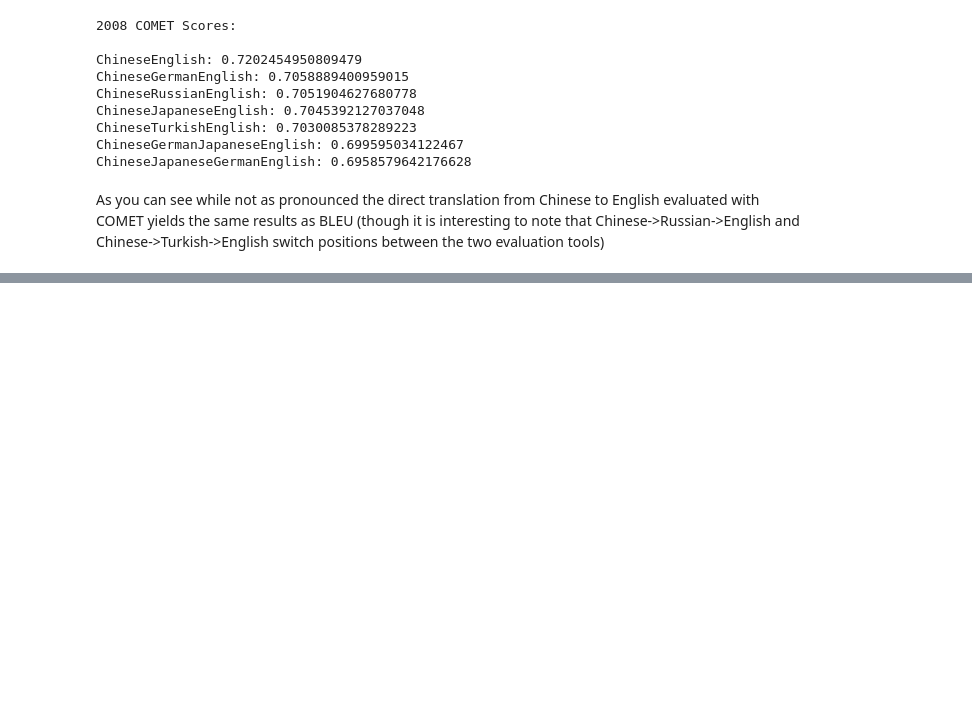
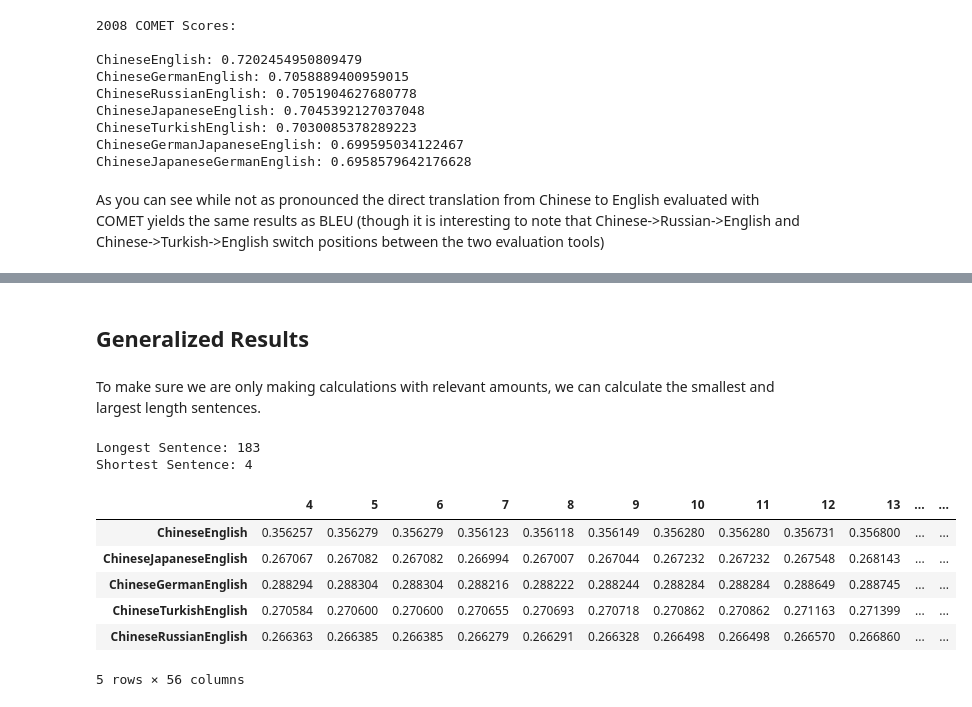
Before and after one commit to softly-undefined/intermediate-translation-simple-task, a Jupyter notebook: notebook.ipynb, the cells around one changed output, grey strips where cells are left out. Cells and saved outputs as stored; diff of their text form; code cells hidden in the pictures; blank space fills up the shorter version.

```diff
--- a/notebook.ipynb
+++ b/notebook.ipynb
@@ -262,0 +378,58 @@ Why is this sort of interlingual translation used at all in Machine Translation
+# %% [markdown]
+## Generalized Results
+# %% [markdown]
+To make sure we are only making calculations with relevant amounts, we can calculate the smallest and largest length sentences.
+# %%
+# Creating a Dataframe
+max_length = df2008['src'].str.len().max()
+min_length = df2008['src'].str.len().min()
+
+print(f"Longest Sentence: {max_length}")
+print(f"Shortest Sentence: {min_length}")
+# %% [output]
+Longest Sentence: 183
+Shortest Sentence: 4
+# %%
+bleu_scores_dict = []
+
+#calculate BLEU scores for every amount of length of source
+for i in tqdm(range(min_length, 60)):
+    #Using the number 60 because there are only 100 sentences over the length 60, and going farther would make the
+    #BLEU scores possible messing with the results because of limited data.
+    df_edited = df2008[df2008['src'].str.len() >= i].copy()
+
+    bleu_scores_edited = []
+
+    df_edited[['ref1', 'ref2', 'ref3']] = df_edited[['ref1', 'ref2', 'ref3']].astype(str)
+    references_edited = df_edited[['ref1', 'ref2', 'ref3']].values.tolist()
+    references_edited = [[sentence.split() for sentence in ref_group] for ref_group in references_edited]
+
+    for name in colnames:
+        df_edited[name] = df_edited[name].astype(str)
+        candidates_edited = df_edited[name].values.tolist()
+        candidates_edited = [sentence.split() for sentence in candidates_edited]
+
+        bleu_score = corpus_bleu(references_edited, candidates_edited)
+
+        bleu_scores_edited.append((name, bleu_score))
+
+    bleu_scores_dict.append((i, bleu_scores_edited))
+
+#convert it to a dataframe
+bleu_scores_columns = {}
+
+for length, scores in bleu_scores_dict:
+
+    score_dict = dict(scores)
+    bleu_scores_columns[length] = pd.Series(score_dict)
+
+df_bleu_scores = pd.concat(bleu_scores_columns, axis=1)
+df_bleu_scores.head()
+# %% [output]
+|  | 4 | 5 | 6 | 7 | 8 | 9 | 10 | 11 | 12 | 13 | ... | ... |
+| ChineseEnglish | 0.356257 | 0.356279 | 0.356279 | 0.356123 | 0.356118 | 0.356149 | 0.356280 | 0.356280 | 0.356731 | 0.356800 | ... | ... |
+| ChineseJapaneseEnglish | 0.267067 | 0.267082 | 0.267082 | 0.266994 | 0.267007 | 0.267044 | 0.267232 | 0.267232 | 0.267548 | 0.268143 | ... | ... |
+| ChineseGermanEnglish | 0.288294 | 0.288304 | 0.288304 | 0.288216 | 0.288222 | 0.288244 | 0.288284 | 0.288284 | 0.288649 | 0.288745 | ... | ... |
+| ChineseTurkishEnglish | 0.270584 | 0.270600 | 0.270600 | 0.270655 | 0.270693 | 0.270718 | 0.270862 | 0.270862 | 0.271163 | 0.271399 | ... | ... |
+| ChineseRussianEnglish | 0.266363 | 0.266385 | 0.266385 | 0.266279 | 0.266291 | 0.266328 | 0.266498 | 0.266498 | 0.266570 | 0.266860 | ... | ... |
+5 rows × 56 columns
```
Also changed, not shown: parts of 21 cells of this notebook.
